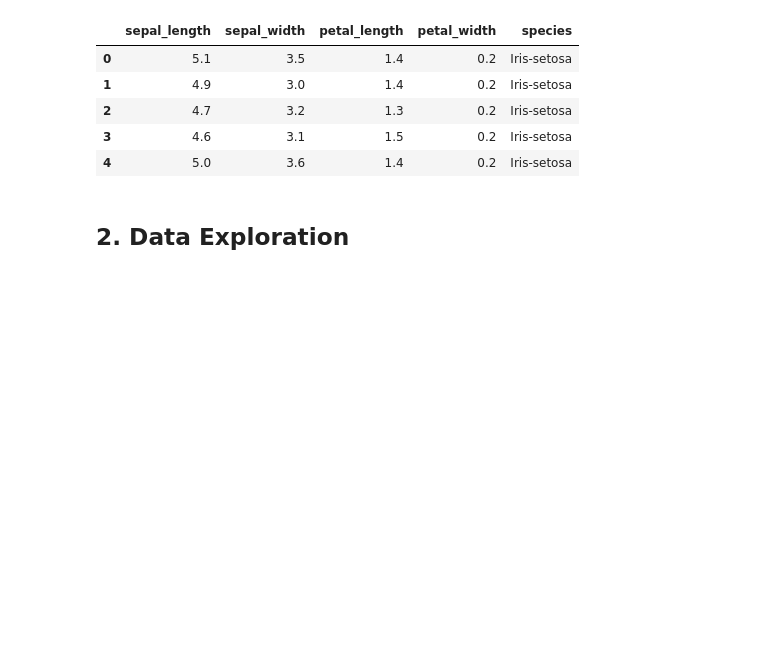
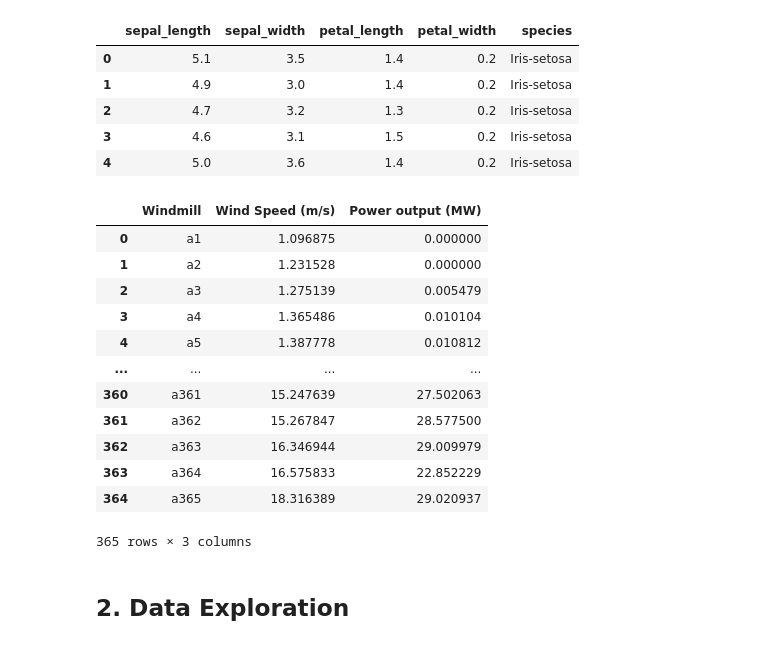
Before and after one commit to Huzaifa1910/TMC-Data-Classes, a Jupyter notebook: class4_5_6/Pandas/Afterwork_Data_Science_Data_Wrangling_with_Python_Full_Course.ipynb, the cells around one changed output. Saved outputs shown, nothing was run; the diff lists cells and outputs as text; code cells hidden in the pictures; blank space fills up the shorter version.

```diff
--- a/class4_5/Pandas/Afterwork_Data_Science_Data_Wrangling_with_Python_Full_Course.ipynb
+++ b/class4_5_6/Pandas/Afterwork_Data_Science_Data_Wrangling_with_Python_Full_Course.ipynb
@@ -107,14 +107,31 @@ df_cities.head()
 # %%
 # Challenge 1b
 # ---
 # Question: Load a dataset (excel file) from the url below
 # Hint: - Use the read_excel() function rather than using the read_csv() function
 #       - Use a new dataframe windmill_df
 # ---
 # Dataset url = http://bit.ly/WindmillDataset
 # ---
 # OUR CODE GOES BELOW
 #
+import pandas as pd
+df = pd.read_excel('http://bit.ly/WindmillDataset')
+df
+# %% [output]
+|  | Windmill | Wind Speed (m/s) | Power output (MW) |
+| 0 | a1 | 1.096875 | 0.000000 |
+| 1 | a2 | 1.231528 | 0.000000 |
+| 2 | a3 | 1.275139 | 0.005479 |
+| 3 | a4 | 1.365486 | 0.010104 |
+| 4 | a5 | 1.387778 | 0.010812 |
+| ... | ... | ... | ... |
+| 360 | a361 | 15.247639 | 27.502063 |
+| 361 | a362 | 15.267847 | 28.577500 |
+| 362 | a363 | 16.346944 | 29.009979 |
+| 363 | a364 | 16.575833 | 22.852229 |
+| 364 | a365 | 18.316389 | 29.020937 |
+365 rows × 3 columns
 # %% [markdown]
 ## 2. Data Exploration
 # %%
```
Also changed, not shown: 12 other files.
